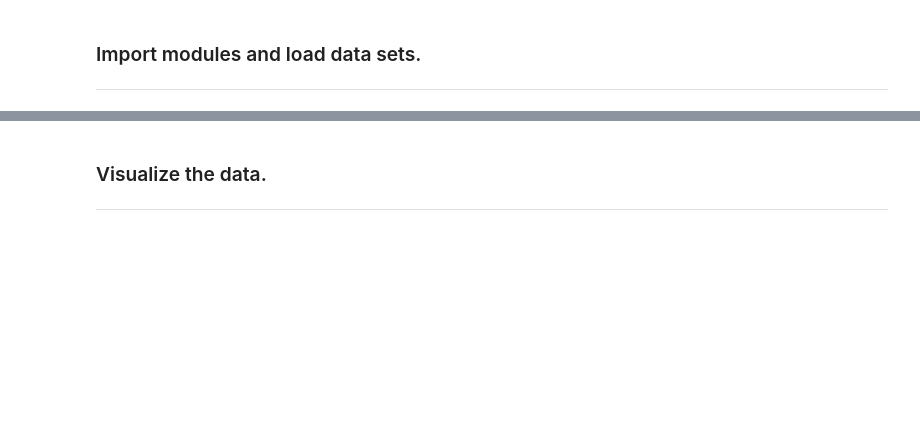
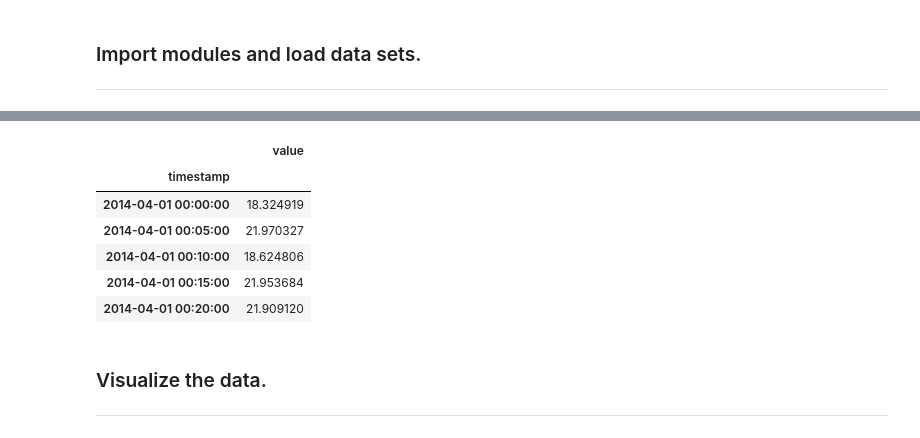
Before and after one commit to DracoNibilis/Machine-Learning-and-Statistic, a Jupyter notebook: anomaly-detection.ipynb, the cells around one changed output, grey strips where cells are left out. Saved outputs shown, nothing was run; the diff lists cells and outputs as text; code cells hidden in the pictures; blank space fills up the shorter version.

```diff
--- a/anomaly-detection.ipynb
+++ b/anomaly-detection.ipynb
@@ -52,5 +69,4 @@ df_daily_jumpsup = pd.read_csv(
 # %%
-# Check datasets.
-print(df_small_noise.head())
-print(df_daily_jumpsup.head())
+# Check dataset.
+df_no_anomaly.head()
 # %% [output]
@@ -71,3 +73,10 @@ timestamp
+|  | value |
+| timestamp |  |
+| 2014-04-01 00:00:00 | 18.324919 |
+| 2014-04-01 00:05:00 | 21.970327 |
+| 2014-04-01 00:10:00 | 18.624806 |
+| 2014-04-01 00:15:00 | 21.953684 |
+| 2014-04-01 00:20:00 | 21.909120 |
 # %% [markdown]
 ### Visualize the data.
 ***
```
Also changed, not shown: parts of 25 cells of this notebook.
